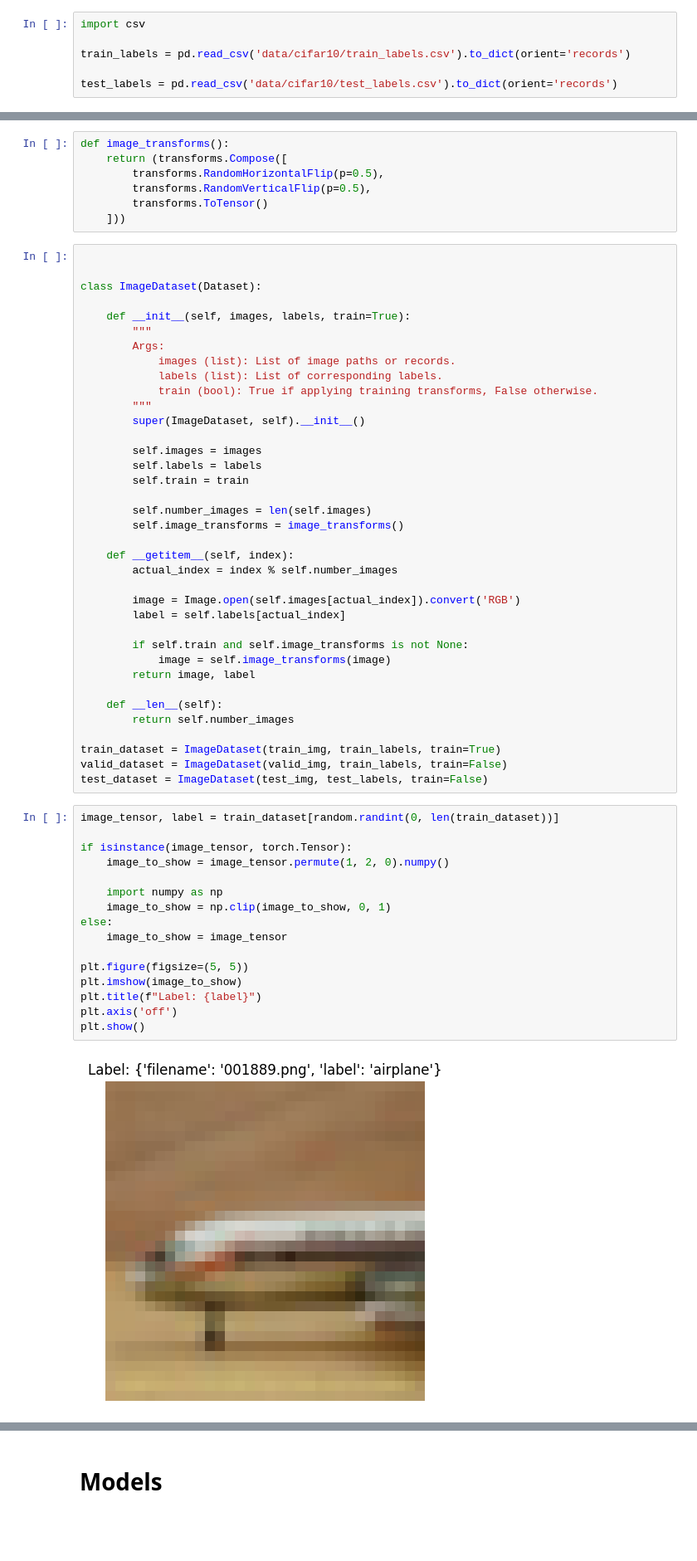
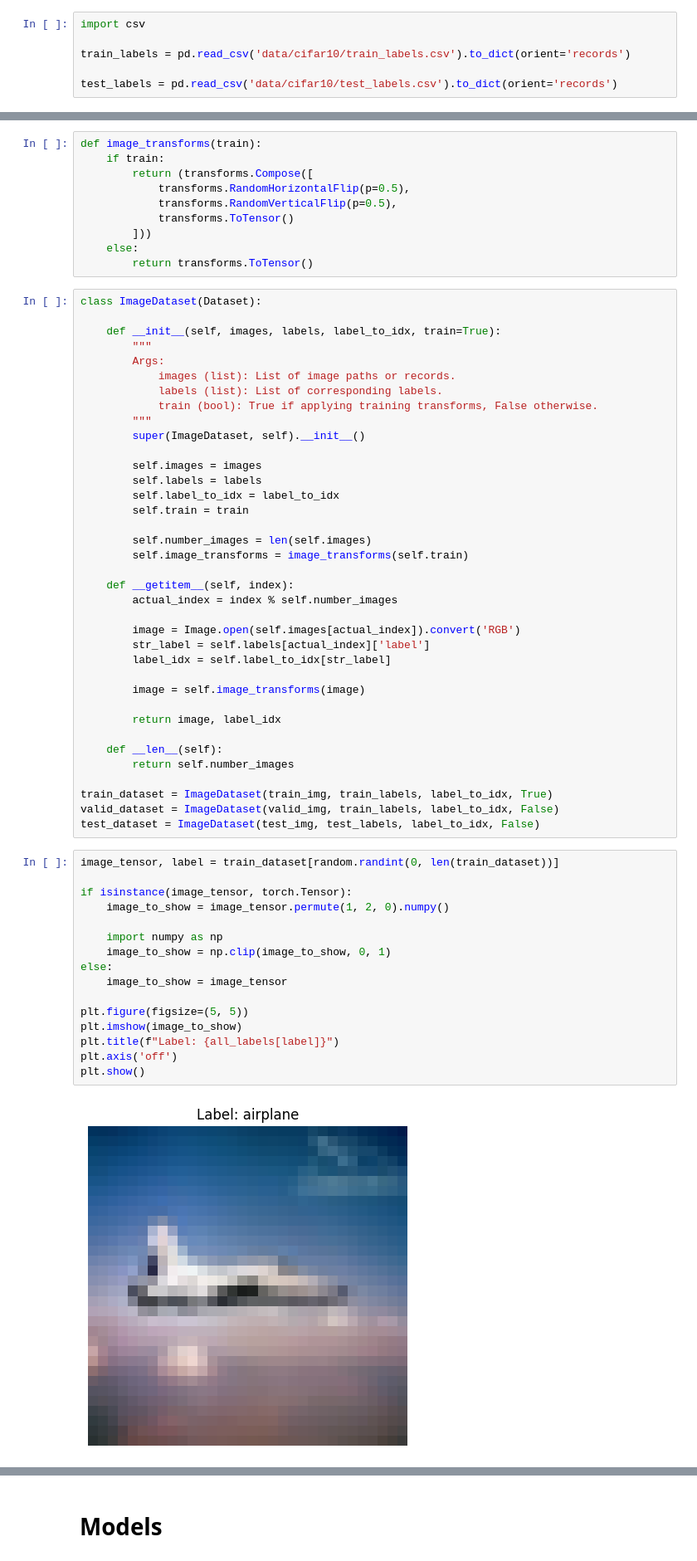
Before and after one commit to noeruchangd/cifar-10-classifier, a Jupyter notebook: main.ipynb, the cells around one changed output, grey strips where cells are left out. Shown at 83% size. Cells and saved outputs as stored; diff of their text form; blank space fills up the shorter version.

```diff
--- a/main.ipynb
+++ b/main.ipynb
@@ -63,16 +80,17 @@ test_labels = pd.read_csv('data/cifar10/test_labels.csv').to_dict(orient='record
 # %%
-def image_transforms():
-    return (transforms.Compose([
-        transforms.RandomHorizontalFlip(p=0.5),
-        transforms.RandomVerticalFlip(p=0.5),
-        transforms.ToTensor()
-    ]))
+def image_transforms(train):
+    if train:
+        return (transforms.Compose([
+            transforms.RandomHorizontalFlip(p=0.5),
+            transforms.RandomVerticalFlip(p=0.5),
+            transforms.ToTensor()
+        ]))
+    else:
+        return transforms.ToTensor()
 # %%
-
-
 class ImageDataset(Dataset):
 
-    def __init__(self, images, labels, train=True):
+    def __init__(self, images, labels, label_to_idx, train=True):
         """
         Args:
             images (list): List of image paths or records.
@@ -83,42 +101,44 @@ class ImageDataset(Dataset):
 
         self.images = images
         self.labels = labels
+        self.label_to_idx = label_to_idx
         self.train = train
 
         self.number_images = len(self.images)
-        self.image_transforms = image_transforms()
+        self.image_transforms = image_transforms(self.train)
 
     def __getitem__(self, index):
         actual_index = index % self.number_images
 
         image = Image.open(self.images[actual_index]).convert('RGB')
-        label = self.labels[actual_index]
+        str_label = self.labels[actual_index]['label']
+        label_idx = self.label_to_idx[str_label]
 
-        if self.train and self.image_transforms is not None:
-            image = self.image_transforms(image)
-        return image, label
+        image = self.image_transforms(image)
+
+        return image, label_idx
 
     def __len__(self):
         return self.number_images
 
-train_dataset = ImageDataset(train_img, train_labels, train=True)
-valid_dataset = ImageDataset(valid_img, train_labels, train=False)
-test_dataset = ImageDataset(test_img, test_labels, train=False)
+train_dataset = ImageDataset(train_img, train_labels, label_to_idx, True)
+valid_dataset = ImageDataset(valid_img, train_labels, label_to_idx, False)
+test_dataset = ImageDataset(test_img, test_labels, label_to_idx, False)
 # %%
 image_tensor, label = train_dataset[random.randint(0, len(train_dataset))]
 
 if isinstance(image_tensor, torch.Tensor):
     image_to_show = image_tensor.permute(1, 2, 0).numpy()
 
     import numpy as np
     image_to_show = np.clip(image_to_show, 0, 1)
 else:
     image_to_show = image_tensor
 
 plt.figure(figsize=(5, 5))
 plt.imshow(image_to_show)
-plt.title(f"Label: {label}")
+plt.title(f"Label: {all_labels[label]}")
 plt.axis('off')
 plt.show()
 # %% [output]
-[figure, old version]
+[figure, new version]
```
Also changed, not shown: parts of 6 cells of this notebook.
